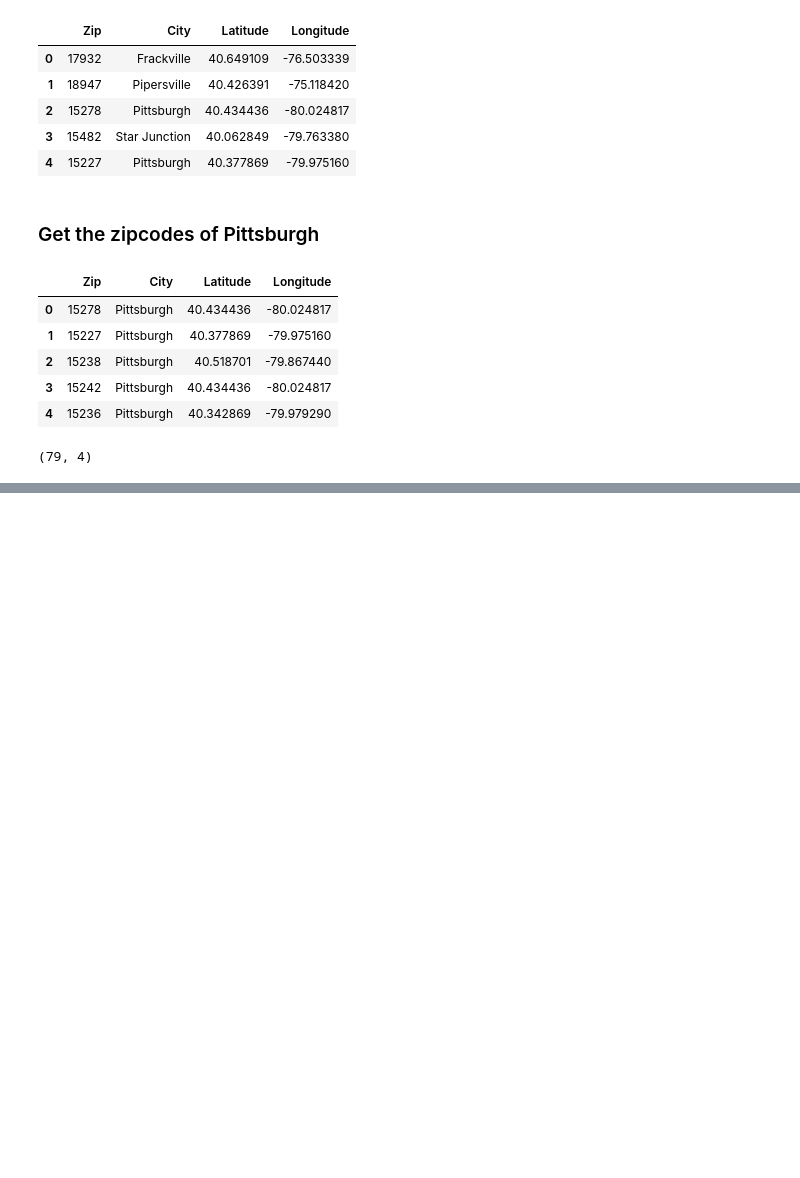
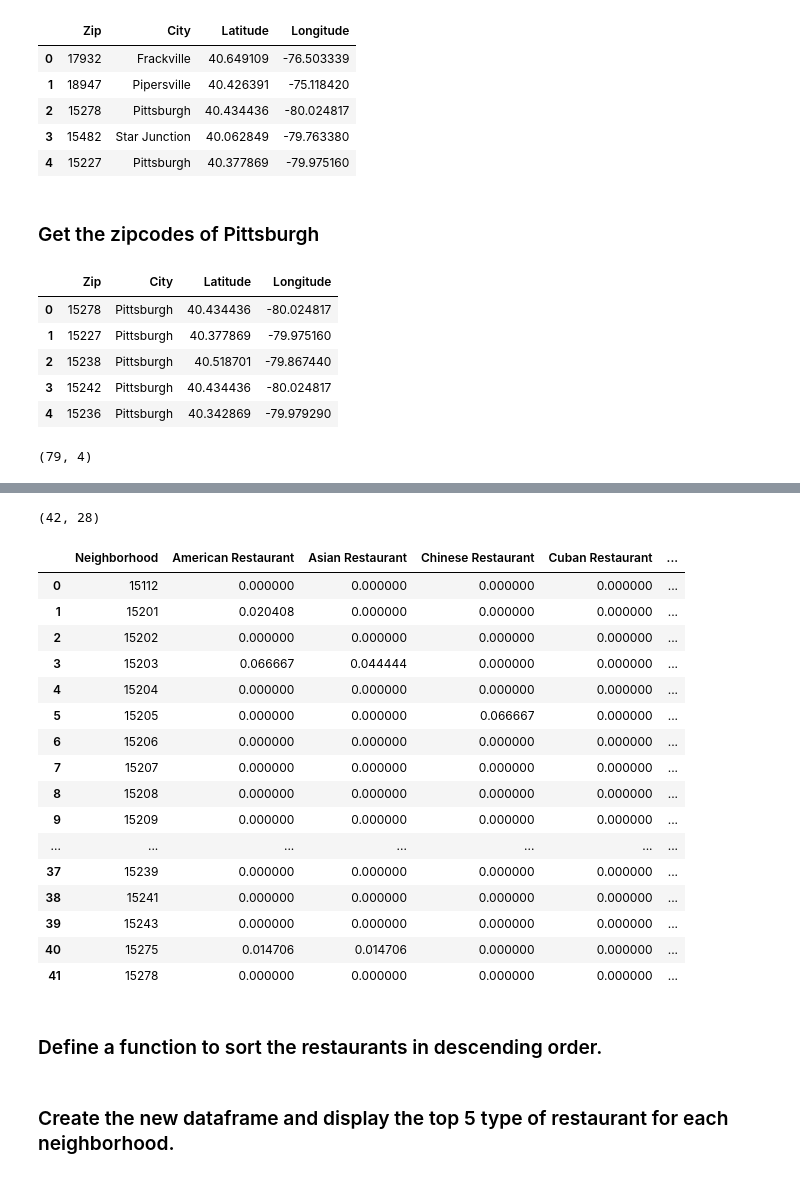
Before and after one commit to crickettay13/Coursera_Capstone, a Jupyter notebook: The Battle of Neighborhoods.ipynb, the cells around one changed output, grey strips where cells are left out. Drawn from its saved outputs; the diff is of its cells as text; code cells hidden in the pictures; blank space fills up the shorter version.

```diff
--- a/The Battle of Neighborhoods.ipynb
+++ b/The Battle of Neighborhoods.ipynb
@@ -60,0 +275,12 @@ pitt_data.shape
+# %%
+# one hot encoding
+pitt_onehot = pd.get_dummies(pitt_venues[['Venue Category']], prefix="", prefix_sep="")
+
+# add neighborhood column back to dataframe
+pitt_onehot['Neighborhood'] = pitt_venues['Neighborhood']
+
+# move neighborhood column to the first column
+fixed_columns = [pitt_onehot.columns[-1]] + list(pitt_onehot.columns[:-1])
+pitt_onehot = pitt_onehot[fixed_columns]
+
+pitt_onehot.head()
@@ -60,0 +298,6 @@ pitt_data.shape
+# %%
+# keeping only the columns associated with restaurants
+restaurant_cols = [col for col in pitt_onehot.columns if ('Neighborhood') in col] + [col for col in pitt_onehot.columns if ('Restaurant') in col]
+pitt_onehot = pitt_onehot[restaurant_cols]
+print(pitt_onehot.shape)
+pitt_onehot.head()
@@ -60,0 +312,25 @@ pitt_data.shape
+# %%
+pitt_grouped = pitt_onehot.groupby('Neighborhood').mean().reset_index()
+print(pitt_grouped.shape)
+pitt_grouped
+# %% [output]
+(42, 28)
+|  | Neighborhood | American Restaurant | Asian Restaurant | Chinese Restaurant | Cuban Restaurant | ... |
+| 0 | 15112 | 0.000000 | 0.000000 | 0.000000 | 0.000000 | ... |
+| 1 | 15201 | 0.020408 | 0.000000 | 0.000000 | 0.000000 | ... |
+| 2 | 15202 | 0.000000 | 0.000000 | 0.000000 | 0.000000 | ... |
+| 3 | 15203 | 0.066667 | 0.044444 | 0.000000 | 0.000000 | ... |
+| 4 | 15204 | 0.000000 | 0.000000 | 0.000000 | 0.000000 | ... |
+| 5 | 15205 | 0.000000 | 0.000000 | 0.066667 | 0.000000 | ... |
+| 6 | 15206 | 0.000000 | 0.000000 | 0.000000 | 0.000000 | ... |
+| 7 | 15207 | 0.000000 | 0.000000 | 0.000000 | 0.000000 | ... |
+| 8 | 15208 | 0.000000 | 0.000000 | 0.000000 | 0.000000 | ... |
+| 9 | 15209 | 0.000000 | 0.000000 | 0.000000 | 0.000000 | ... |
+| ... | ... | ... | ... | ... | ... | ... |
+| 37 | 15239 | 0.000000 | 0.000000 | 0.000000 | 0.000000 | ... |
+| 38 | 15241 | 0.000000 | 0.000000 | 0.000000 | 0.000000 | ... |
+| 39 | 15243 | 0.000000 | 0.000000 | 0.000000 | 0.000000 | ... |
+| 40 | 15275 | 0.014706 | 0.014706 | 0.000000 | 0.000000 | ... |
+| 41 | 15278 | 0.000000 | 0.000000 | 0.000000 | 0.000000 | ... |
+# %% [markdown]
+### Define a function to sort the restaurants in descending order.
@@ -60,0 +343,2 @@ pitt_data.shape
+# %% [markdown]
+### Create the new dataframe and display the top 5 type of restaurant for each neighborhood.
```
Also changed, not shown: parts of 51 cells of this notebook.
